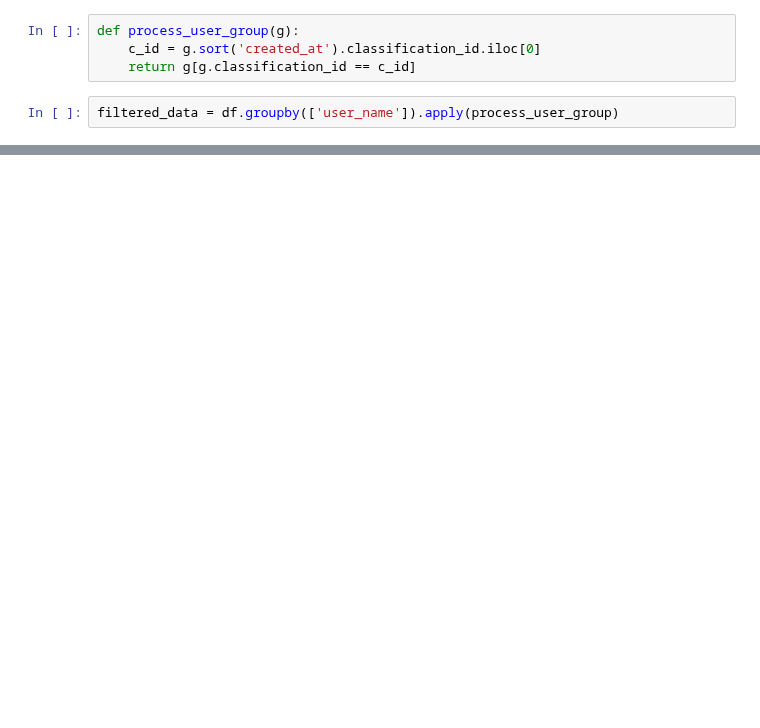
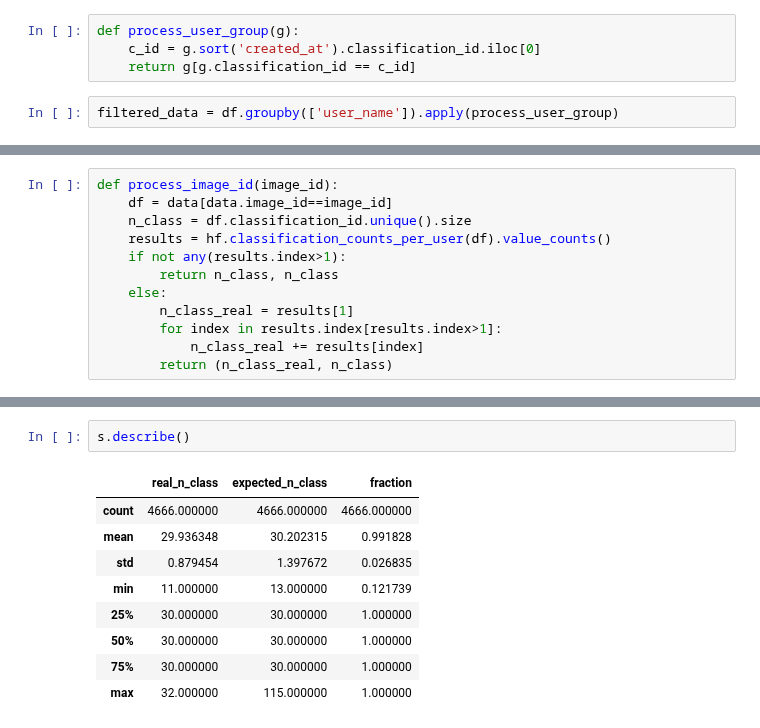
Before and after one commit to michaelaye/planet4, a Jupyter notebook: notebooks/2015-04-19 Filtering duplicates.ipynb, the cells around one changed output, grey strips where cells are left out. Cells and saved outputs as stored; diff of their text form; blank space fills up the shorter version.

```diff
--- a/notebooks/2015-04-19 Filtering duplicates.ipynb
+++ b/notebooks/2015-04-19 Filtering duplicates.ipynb
@@ -99,0 +95,12 @@ Name: classification_id, dtype: int64
+# %%
+def process_image_id(image_id):
+    df = data[data.image_id==image_id]
+    n_class = df.classification_id.unique().size
+    results = hf.classification_counts_per_user(df).value_counts()
+    if not any(results.index>1):
+        return n_class, n_class
+    else:
+        n_class_real = results[1]
+        for index in results.index[results.index>1]:
+            n_class_real += results[index]
+        return (n_class_real, n_class)
@@ -99,0 +148,12 @@ Name: classification_id, dtype: int64
+# %%
+s.describe()
+# %% [output]
+|  | real_n_class | expected_n_class | fraction |
+| count | 4666.000000 | 4666.000000 | 4666.000000 |
+| mean | 29.936348 | 30.202315 | 0.991828 |
+| std | 0.879454 | 1.397672 | 0.026835 |
+| min | 11.000000 | 13.000000 | 0.121739 |
+| 25% | 30.000000 | 30.000000 | 1.000000 |
+| 50% | 30.000000 | 30.000000 | 1.000000 |
+| 75% | 30.000000 | 30.000000 | 1.000000 |
+| max | 32.000000 | 115.000000 | 1.000000 |
```
Also changed, not shown: parts of 36 cells of this notebook, 4 other files.
